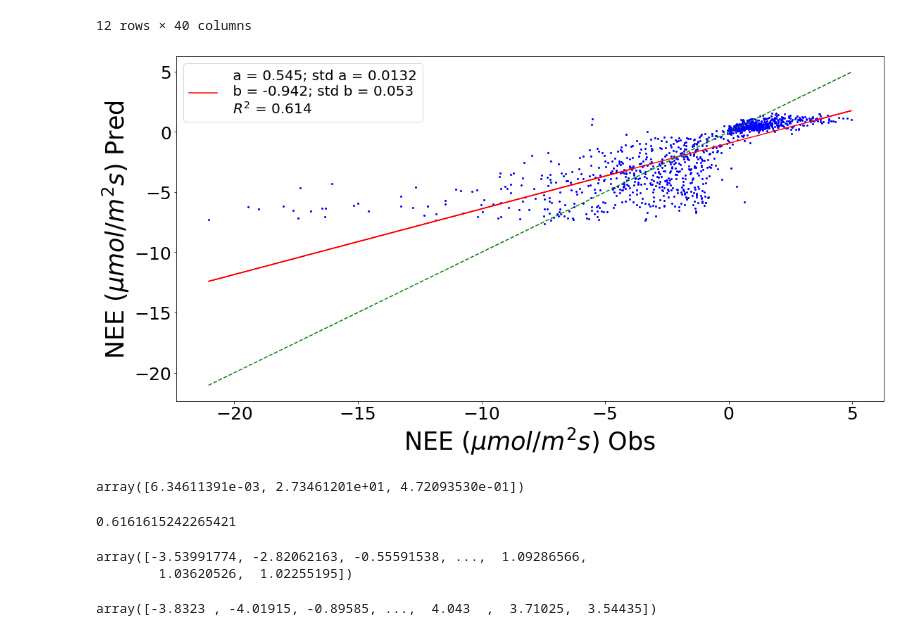
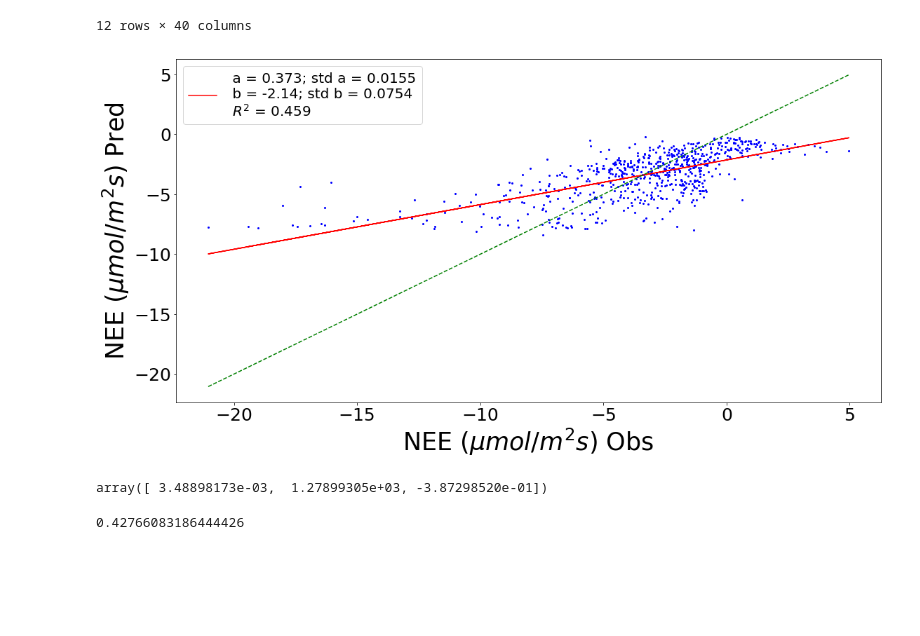
Before and after one commit to Nahu-11/Tesis, a Jupyter notebook: New scripts/Spielmann.ipynb, the cells around one changed output. Drawn from its saved outputs; the diff is of its cells as text; code cells hidden in the pictures; blank space fills up the shorter version.

```diff
--- a/New scripts/Spielmann.ipynb
+++ b/New scripts/Spielmann.ipynb
@@ -21,22 +21,31 @@ def lineal(x, a, b):
     linea = a*x + b
     return linea
 
-def spielman(t_rg, alfa, beta, ref):
+def spielman(t_rg, alfa, beta, ref, e0, t0):
     # Poner t y tref en centigrados
     #t0 = 227.1
-    t0 = 267
+    #t0 = 267
     #e0 = 409
-    e0 = 49.5
+    #e0 = 49.5
     tref = 10
     t = t_rg[:,0]
     rg = t_rg[:,1]
     nee = (-(alfa*beta*rg) / (alfa*rg + beta)
-            + ref * np.exp(
-                e0/(tref+273.16-t0)
-                - e0/(t+273.16-t0)
+           + ref * np.exp(
+               e0/(tref+273.16-t0)
+               - e0/(t+273.16-t0)
             )
            )
     return nee
+def sp_q10(t_rg, alfa, beta, ref, Q10):
+    # Poner t y tref en centigrados
+    tref = 10
+    t = t_rg[:,0]
+    rg = t_rg[:,1]
+    nee = (-(alfa*beta*rg) / (alfa*rg + beta)
+           + ref * Q10**((t-tref)/10)
+           )
+    return nee
 # %%
 def coef_determinacion(observaciones, predicciones):
     residuo = observaciones - predicciones
@@ -108,8 +117,8 @@ def validar(metodo, ajuste, validacion_x, validacion_y, lab, nombres):
     return pred, r_cuadrado, var, errores
 # %%
 datos = pd.read_csv(
-    'C:\\Users\\nahue\\Desktop\\Tesis_2\\Datos\\Completos_buenos.txt',
-    #'C:\\Users\\BIOMET\\Desktop\\Tesis_2\\Datos\\Completos_buenos.txt',
+    #'C:\\Users\\nahue\\Desktop\\Tesis_2\\Datos\\Completos_buenos.txt',
+    'C:\\Users\\BIOMET\\Desktop\\Tesis_2\\Datos\\Completos_buenos.txt',
     delimiter = '\t',
     decimal = '.',
     na_values = -9999,
@@ -202,39 +175,34 @@ del validacion_d
+# %%
+muestra = datos_diurnos.sample(frac = 4/5, random_state = 1)
+validacion = datos_diurnos.drop(muestra.index)
 # %%
 t_rg = muestra[['Tsoil', 'PAR.1']].values
 nee = muestra['NEE'].values
 reg = regresion(spielman,
                 t_rg,
                 nee,
                 inicial = [0.01,
                            6,
-                           1
+                           1,
                           ],
                 pesos = None
                 )
 predicciones, ajuste, errores, r_cuadrado, residuo = reg
 val_x = validacion[['Tsoil', 'PAR.1']]
 val_y = validacion['NEE']
 val_final = validar(spielman, ajuste, val_x,
                     val_y, 'NEE ($\\mu mol/m^2 s$)',
                     ['a', 'b']
                    )
-plt.savefig('C:\\Users\\nahue\\Desktop\\Tesis_2\\Escritura\\Spielmann.png')
+#plt.savefig('C:\\Users\\nahue\\Desktop\\Tesis_2\\Escritura\\Spielmann.png')
+#plt.savefig('C:\\Users\\BIOMET\\Desktop\Tesis_2\\Spielmann\\Spielmann.png')
 # %% [output]
-[figure, old version]
+[figure, new version]
 # %%
 ajuste
 # %% [output]
-array([6.34611391e-03, 2.73461201e+01, 4.72093530e-01])
+array([ 3.48898173e-03,  1.27899305e+03, -3.87298520e-01])
 # %%
 r_cuadrado
 # %% [output]
-0.6161615242265421
+0.42766083186444426
-# %%
-spielman(val_x.values, *ajuste)
-# %% [output]
-array([-3.53991774, -2.82062163, -0.55591538, ...,  1.09286566,
-        1.03620526,  1.02255195])
-# %%
-val_y.values
-# %% [output]
-array([-3.8323 , -4.01915, -0.89585, ...,  4.043  ,  3.71025,  3.54435])
```
Also changed, not shown: parts of 22 cells of this notebook.
